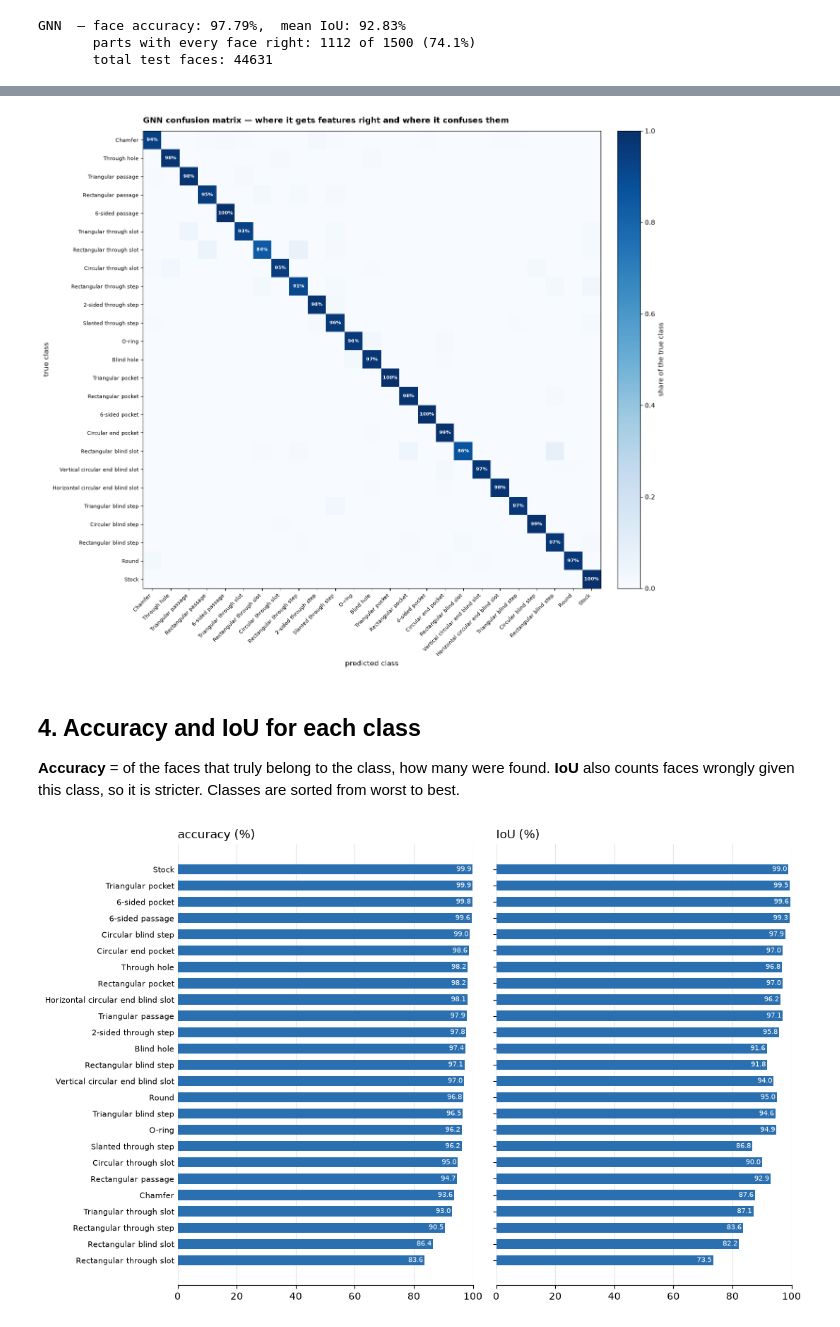
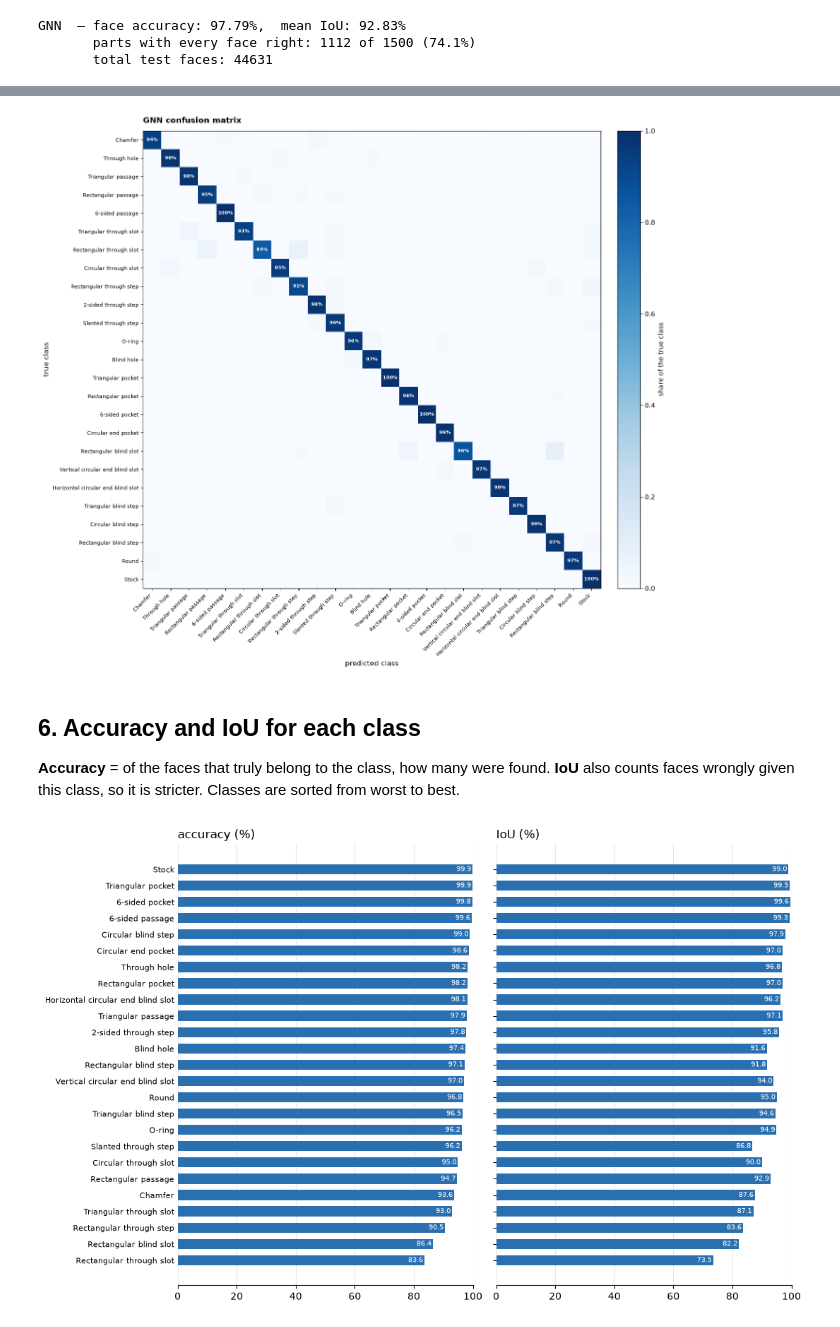
Before and after one commit to udaydahal/AnK_Progress, a Jupyter notebook: brep_gnn/mfcad/visualize_mfcad.ipynb, the cells around one changed output, grey strips where cells are left out. Saved outputs shown, nothing was run; the diff lists cells and outputs as text; code cells hidden in the pictures.

```diff
--- a/brep_gnn/mfcad/visualize_mfcad.ipynb
+++ b/brep_gnn/mfcad/visualize_mfcad.ipynb
@@ -158,31 +310,29 @@ A perfect model has a dark diagonal and nothing else. Numbers on the diagonal sh
 # %%
 row_share = cm_gnn.float() / cm_gnn.sum(1, keepdim=True).clamp(min=1)
 
 fig, ax = plt.subplots(figsize=(14, 12), facecolor="white")
 im = ax.imshow(row_share, cmap="Blues", vmin=0, vmax=1)
 
 ax.set_xticks(range(K))
 ax.set_yticks(range(K))
 ax.set_xticklabels(LABELS, fontsize=8, rotation=45, ha="right")
 ax.set_yticklabels(LABELS, fontsize=8)
 ax.set_xlabel("predicted class", fontsize=11)
 ax.set_ylabel("true class", fontsize=11)
 
-# show accuracy on the diagonal only — no off-diagonal numbers
 for i in range(K):
     pct = 100 * row_share[i, i].item()
     colour = "white" if pct > 50 else "#1f2a37"
     ax.text(i, i, f"{pct:.0f}%", ha="center", va="center", fontsize=7, color=colour, fontweight="bold")
 
 fig.colorbar(im, ax=ax, fraction=0.046, pad=0.03, label="share of the true class")
-ax.set_title("GNN confusion matrix — where it gets features right and where it confuses them",
-             loc="left", fontsize=12, fontweight="bold", pad=12)
+ax.set_title("GNN confusion matrix", loc="left", fontsize=12, fontweight="bold", pad=12)
 plt.tight_layout()
 plt.show()
 # %% [output]
-[figure, old version]
+[figure, new version]
 # %% [markdown]
-## 4. Accuracy and IoU for each class
+## 6. Accuracy and IoU for each class
 **Accuracy** = of the faces that truly belong to the class, how many were found. **IoU** also counts faces wrongly given this class, so it is stricter.
 Classes are sorted from worst to best.
 # %%
```
Also changed, not shown: parts of 21 cells of this notebook, 5 other files.
